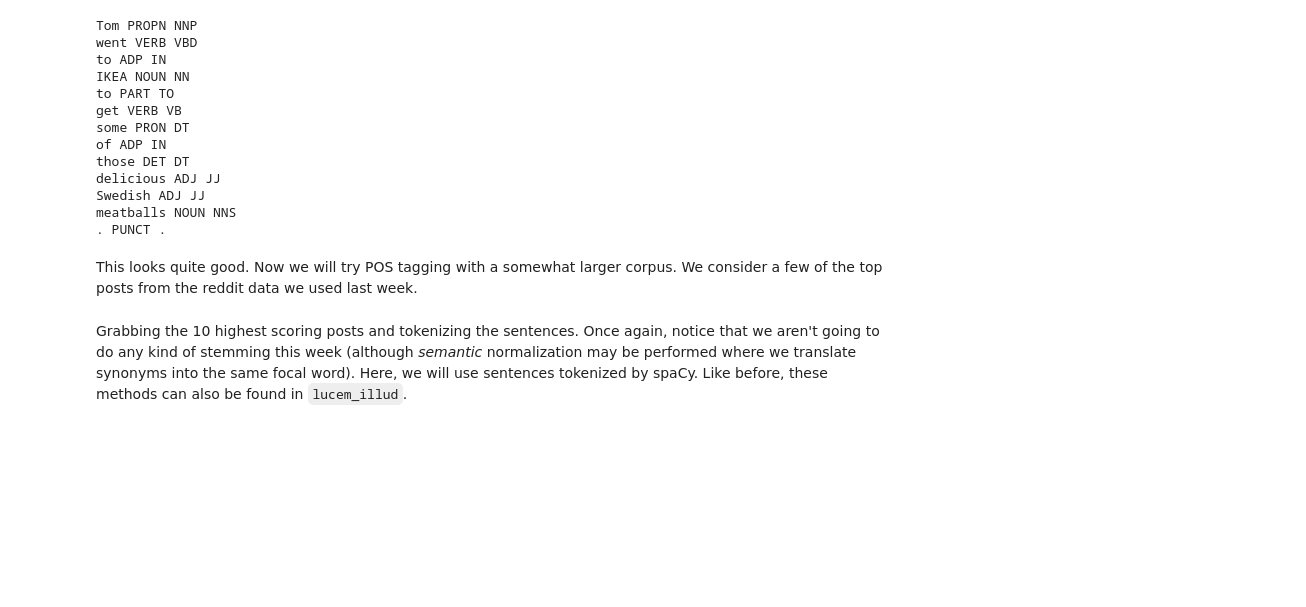
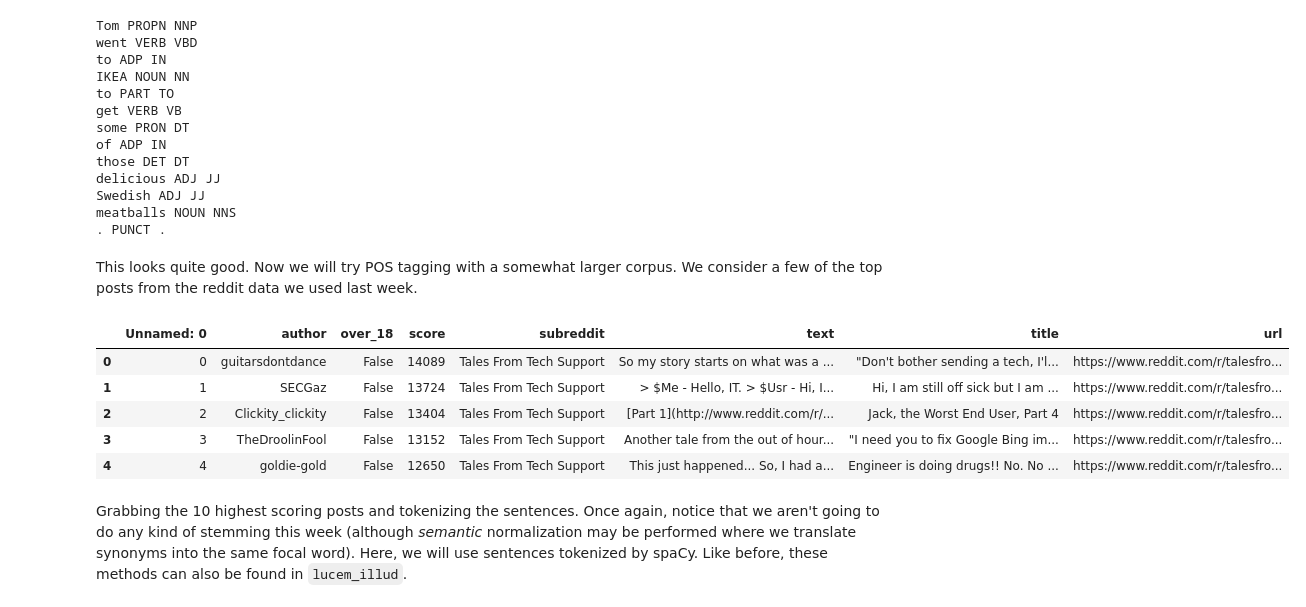
Before and after one commit to h-karyn/ComputationalContentAnalysis, a Jupyter notebook: python_notebooks/hw2/2-Counting Words & Phrases to Trace the Distribution of Meaning.ipynb, the cells around one changed output. Saved outputs shown, nothing was run; the diff lists cells and outputs as text; code cells hidden in the pictures; blank space fills up the shorter version.

```diff
--- a/python_notebooks/hw2/2-Counting Words & Phrases to Trace the Distribution of Meaning.ipynb
+++ b/python_notebooks/hw2/2-Counting Words & Phrases to Trace the Distribution of Meaning.ipynb
@@ -1110,6 +1241,15 @@ meatballs NOUN NNS
 This looks quite good. Now we will try POS tagging with a somewhat larger corpus. We consider a few of the top posts from the reddit data we used last week.
 # %%
 redditDF = pandas.read_csv('/Users/mhhuang/Library/CloudStorage/OneDrive-TheUniversityofChicago/UChi_Course/MACS 60000/ComputationalContentAnalysis/data/reddit.csv')
+# %%
+redditDF.head()
+# %% [output]
+|  | Unnamed: 0 | author | over_18 | score | subreddit | text | title | url |
+| 0 | 0 | guitarsdontdance | False | 14089 | Tales From Tech Support | So my story starts on what was a ... | "Don't bother sending a tech, I'l... | https://www.reddit.com/r/talesfro... |
+| 1 | 1 | SECGaz | False | 13724 | Tales From Tech Support | > $Me - Hello, IT. > $Usr - Hi, I... | Hi, I am still off sick but I am ... | https://www.reddit.com/r/talesfro... |
+| 2 | 2 | Clickity_clickity | False | 13404 | Tales From Tech Support | [Part 1](http://www.reddit.com/r/... | Jack, the Worst End User, Part 4 | https://www.reddit.com/r/talesfro... |
+| 3 | 3 | TheDroolinFool | False | 13152 | Tales From Tech Support | Another tale from the out of hour... | "I need you to fix Google Bing im... | https://www.reddit.com/r/talesfro... |
+| 4 | 4 | goldie-gold | False | 12650 | Tales From Tech Support | This just happened... So, I had a... | Engineer is doing drugs!! No. No ... | https://www.reddit.com/r/talesfro... |
 # %% [markdown]
 Grabbing the 10 highest scoring posts and tokenizing the sentences. Once again, notice that we aren't going to do any kind of stemming this week (although *semantic* normalization may be performed where we translate synonyms into the same focal word). Here, we will use sentences tokenized by spaCy. Like before, these methods can also be found in `lucem_illud`.
 # %%
```
Also changed, not shown: parts of 62 cells of this notebook.
